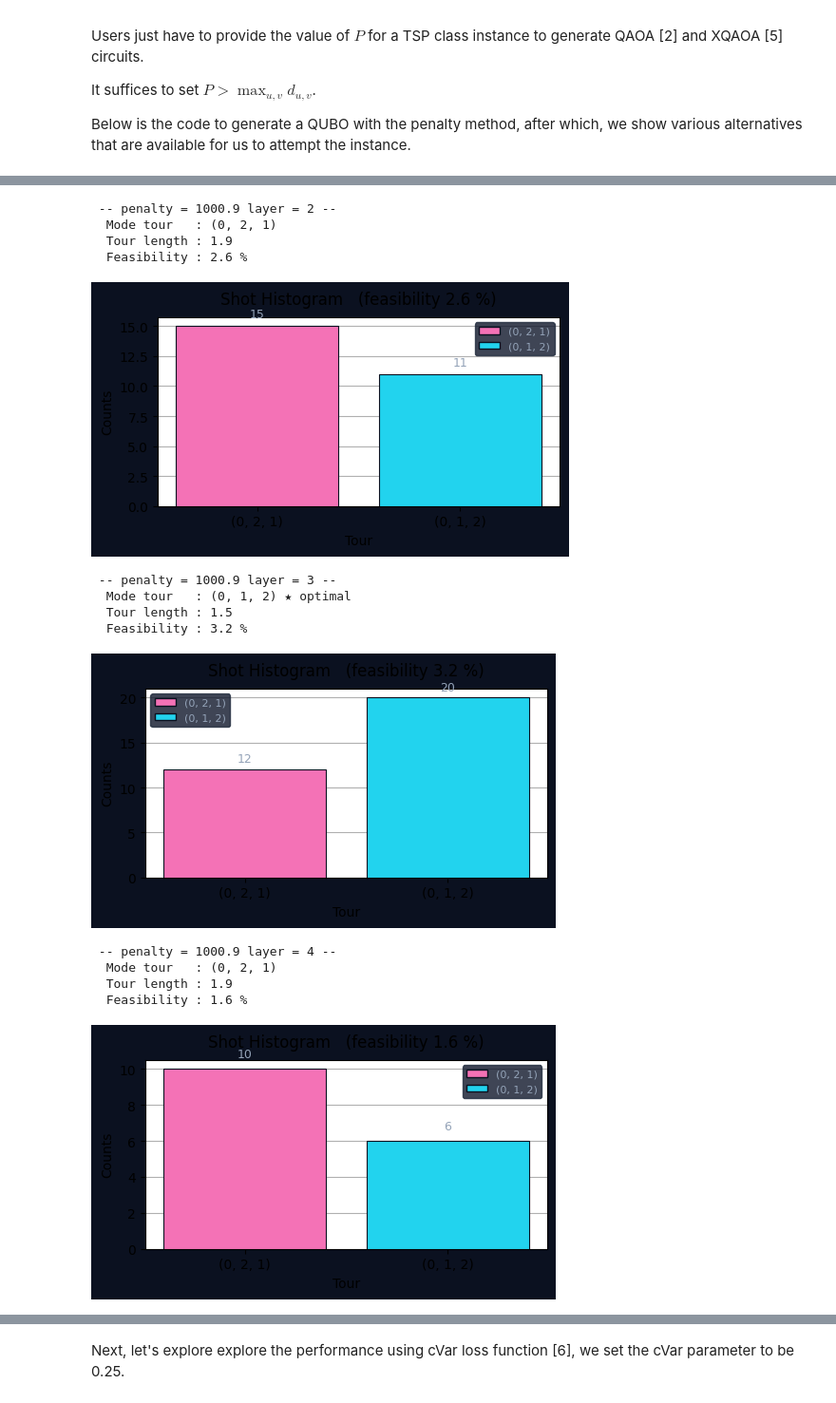
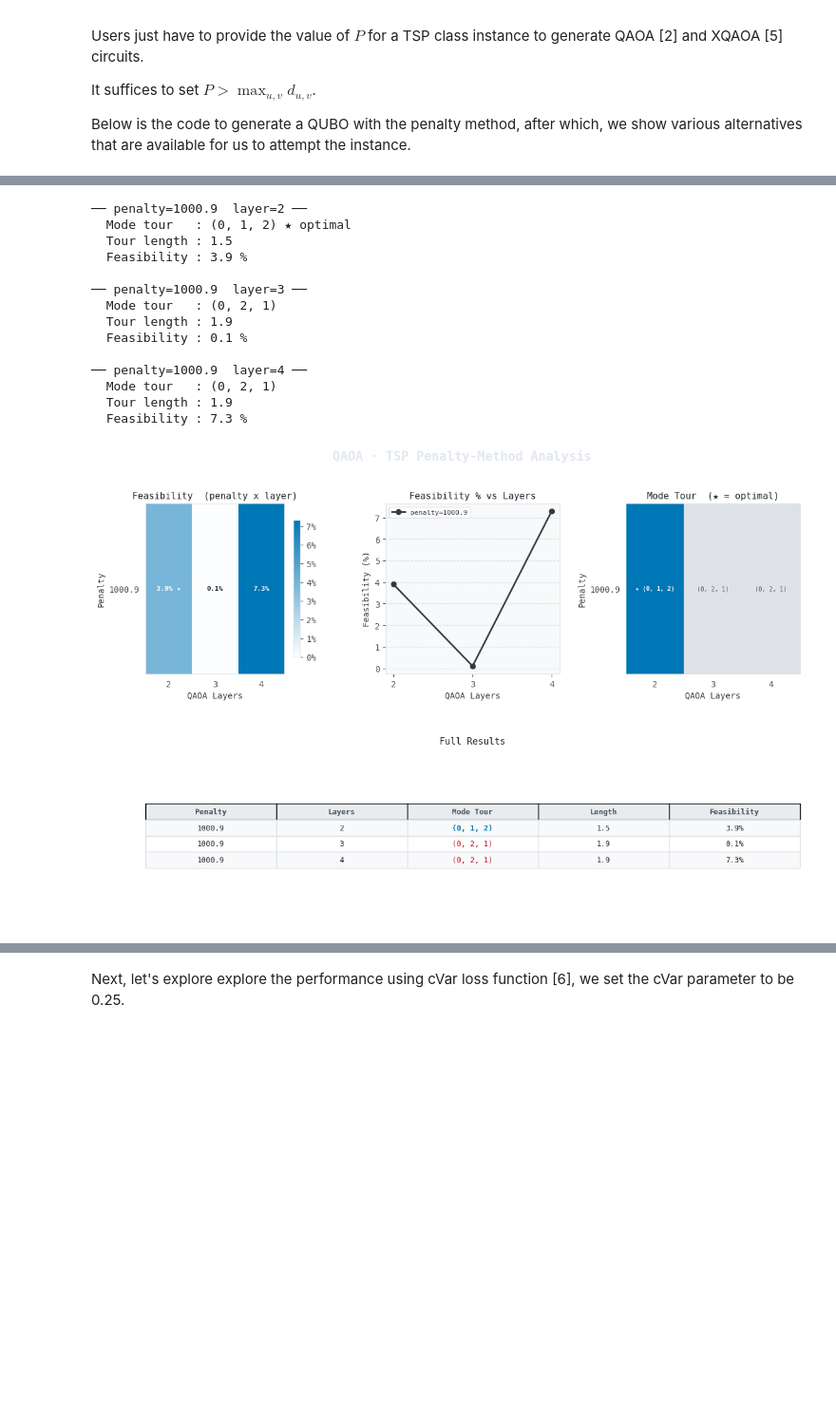
Before and after one commit to qiboteam/qiboopt, a Jupyter notebook: tutorial/TSP.ipynb, the cells around one changed output, grey strips where cells are left out. Shown at 95% size. Cells and saved outputs as stored; diff of their text form; code cells hidden in the pictures; blank space fills up the shorter version.

```diff
--- a/tutorial/TSP.ipynb
+++ b/tutorial/TSP.ipynb
@@ -191,13 +195,13 @@ ax = axes[0]
 nx.draw_networkx_edges(G, pos, ax=ax, edge_color="lightgray", arrows=True,
                        connectionstyle="arc3,rad=0.1", arrowstyle='-|>', min_source_margin=15, min_target_margin=15)
 nx.draw_networkx_edges(G, pos, edgelist=tour1, ax=ax,
-                       edge_color="green", width=2, arrows=True,
+                       edge_color="blue", width=2, arrows=True,
                        connectionstyle="arc3,rad=0.1", arrowstyle='-|>', min_source_margin=15, min_target_margin=15)
 nx.draw_networkx_nodes(G, pos, ax=ax, node_color="lightblue", node_size=800)
 nx.draw_networkx_labels(G, pos, ax=ax, font_size=12, font_color="black")
 edge_labels = {(i, j): f"{dist_matrix[i, j]:.1f}" for i, j in tour1}
 nx.draw_networkx_edge_labels(G, pos, edge_labels=edge_labels, ax=ax, font_size=10)
-ax.set_title(f"Tour 1 (Green) — Total Length = {tour1_length:.2f}")
+ax.set_title(f"Tour 1 (Blue) — Total Length = {tour1_length:.2f}")
 
 # --- Tour 2 in red ---
 ax = axes[1]
@@ -617,40 +685,20 @@ Another alternative that we can consider is via XQAOA approach that increases ex
 # %%
-penalty_qaoa_feasibility_dict = dict()
-results_list = []
-
-for penalty_pert in range(1000,1001):
-    penalty  = dist_matrix.max() + penalty_pert
-    TSP_with_penalty =  small_tsp.penalty_method(penalty)
-    for layer in range(2, 5):
-        print(f"\n -- penalty = {penalty} layer = {layer} --")
-        gammas = np.random.rand(layer)
-        betas = np.random.rand(layer)
-        output = TSP_with_penalty.train_QAOA(gammas=gammas, betas=betas)
-        output_freq = output[-1]
-        cycle, obj, prob_feasibility, cauchy_dict = find_mode_from_result(output_freq)
-        results_list.append({
-               "penalty":     penalty,
-               "layer":       layer,
-               "tour":        str(cycle),
-               "obj":         obj,
-               "feasibility": prob_feasibility,
-               "histogram":   dict(cauchy_dict),
-           })
-        penalty_qaoa_feasibility_dict[(penalty, layer)] =  prob_feasibility
-plot_penalty_summary(results_list)
+results_big = run_penalty_experiment(small_tsp, dist_matrix,
+                                         penalty_range=range(1000, 1001),
+                                         layer_range=range(2, 5))
 # %% [output]
- -- penalty = 1000.9 layer = 2 --
+── penalty=1000.9  layer=2 ──
+  Mode tour   : (0, 1, 2) ★ optimal
+  Tour length : 1.5
+  Feasibility : 3.9 %
+
+── penalty=1000.9  layer=3 ──
   Mode tour   : (0, 2, 1)
   Tour length : 1.9
-  Feasibility : 2.6 %
+  Feasibility : 0.1 %
+
+── penalty=1000.9  layer=4 ──
+  Mode tour   : (0, 2, 1)
+  Tour length : 1.9
+  Feasibility : 7.3 %
-[figure, old version]
+[figure, new version]
- -- penalty = 1000.9 layer = 3 --
-  Mode tour   : (0, 1, 2) ★ optimal
-  Tour length : 1.5
-  Feasibility : 3.2 %
-[figure, removed]
- -- penalty = 1000.9 layer = 4 --
-  Mode tour   : (0, 2, 1)
-  Tour length : 1.9
-  Feasibility : 1.6 %
-[figure, removed]
```
Also changed, not shown: parts of 17 cells of this notebook, 1 other file.
